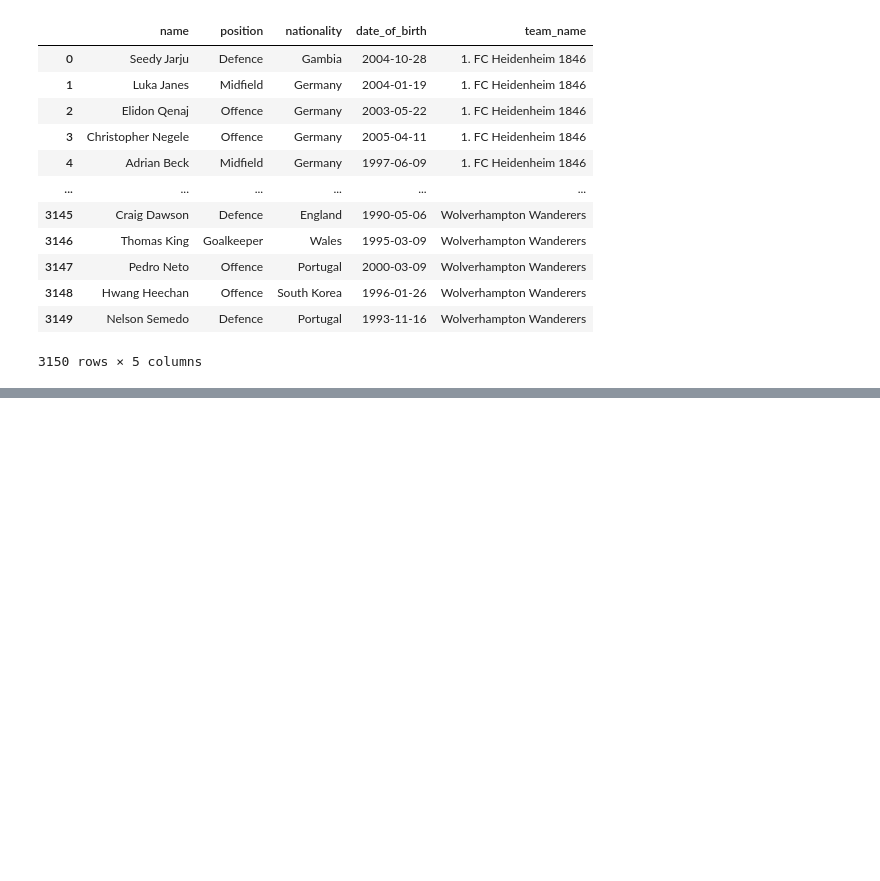
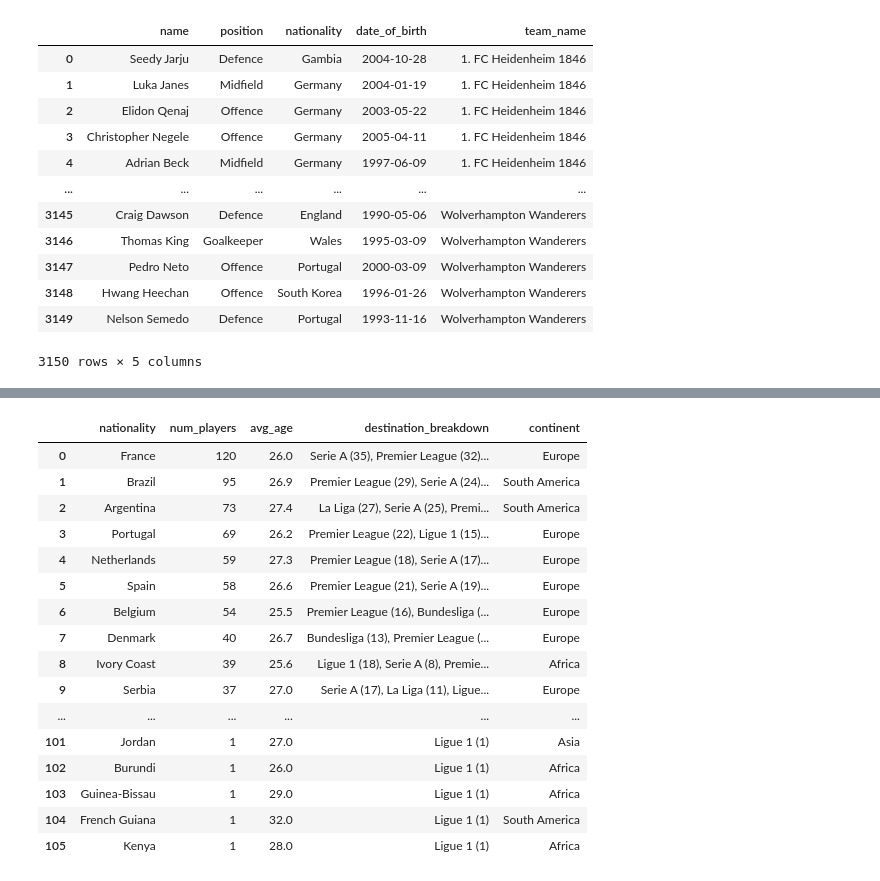
Before and after one commit to h31tor/football, a Jupyter notebook: Football.ipynb, the cells around one changed output, grey strips where cells are left out. Drawn from its saved outputs; the diff is of its cells as text; code cells hidden in the pictures; blank space fills up the shorter version.

Commit message:
Countries and continents

```diff
--- a/Football.ipynb
+++ b/Football.ipynb
@@ -249,0 +321,80 @@ immigrants_team.head(1000)
+# %%
+immigrants_country = pd.read_sql(
+    """
+    WITH player_data AS (
+        SELECT
+            p.player_id,
+            p.nationality,
+            l.name AS league_name,
+            CASE
+                WHEN l.name = 'Premier League' AND p.nationality IN ('England', 'Wales') THEN 0
+                WHEN l.name = 'Serie A' AND p.nationality = 'Italy' THEN 0
+                WHEN l.name = 'La Liga' AND p.nationality = 'Spain' THEN 0
+                WHEN l.name = 'Bundesliga' AND p.nationality = 'Germany' THEN 0
+                WHEN l.name = 'Ligue 1' AND p.nationality = 'France' THEN 0
+                ELSE 1
+            END AS is_immigrant,
+            p.age
+        FROM players p
+        JOIN teams t ON p.team_id = t.team_id
+        JOIN leagues l ON t.league_id = l.league_id
+    ),
+    filtered_data AS (
+        SELECT * FROM player_data WHERE is_immigrant = 1
+    ),
+    nationality_dest_counts AS (
+        SELECT
+            nationality,
+            league_name,
+            COUNT(*) AS players_in_league
+        FROM filtered_data
+        GROUP BY nationality, league_name
+    ),
+    destination_summary AS (
+        SELECT
+            nationality,
+            GROUP_CONCAT(CONCAT(league_name, ' (', players_in_league, ')') ORDER BY players_in_league DESC SEPARATOR ', ') AS destination_breakdown
+        FROM nationality_dest_counts
+        GROUP BY nationality
+    ),
+    nationality_stats AS (
+        SELECT
+            nationality,
+            COUNT(*) AS num_players,
+            ROUND(AVG(age), 1) AS avg_age
+        FROM filtered_data
+        GROUP BY nationality
+    )
+    SELECT
+        ns.nationality,
+        ns.num_players,
+        ns.avg_age,
+        ds.destination_breakdown
+    FROM nationality_stats ns
+    LEFT JOIN destination_summary ds ON ns.nationality = ds.nationality
+    ORDER BY ns.num_players DESC
+    """,
+    engine
+)
+
+immigrants_country["continent"] = immigrants_country["nationality"].map(country_to_continent)
+
+immigrants_country
+# %% [output]
+|  | nationality | num_players | avg_age | destination_breakdown | continent |
+| 0 | France | 120 | 26.0 | Serie A (35), Premier League (32)... | Europe |
+| 1 | Brazil | 95 | 26.9 | Premier League (29), Serie A (24)... | South America |
+| 2 | Argentina | 73 | 27.4 | La Liga (27), Serie A (25), Premi... | South America |
+| 3 | Portugal | 69 | 26.2 | Premier League (22), Ligue 1 (15)... | Europe |
+| 4 | Netherlands | 59 | 27.3 | Premier League (18), Serie A (17)... | Europe |
+| 5 | Spain | 58 | 26.6 | Premier League (21), Serie A (19)... | Europe |
+| 6 | Belgium | 54 | 25.5 | Premier League (16), Bundesliga (... | Europe |
+| 7 | Denmark | 40 | 26.7 | Bundesliga (13), Premier League (... | Europe |
+| 8 | Ivory Coast | 39 | 25.6 | Ligue 1 (18), Serie A (8), Premie... | Africa |
+| 9 | Serbia | 37 | 27.0 | Serie A (17), La Liga (11), Ligue... | Europe |
+| ... | ... | ... | ... | ... | ... |
+| 101 | Jordan | 1 | 27.0 | Ligue 1 (1) | Asia |
+| 102 | Burundi | 1 | 26.0 | Ligue 1 (1) | Africa |
+| 103 | Guinea-Bissau | 1 | 29.0 | Ligue 1 (1) | Africa |
+| 104 | French Guiana | 1 | 32.0 | Ligue 1 (1) | South America |
+| 105 | Kenya | 1 | 28.0 | Ligue 1 (1) | Africa |
```
Also changed, not shown: parts of 6 cells of this notebook.
